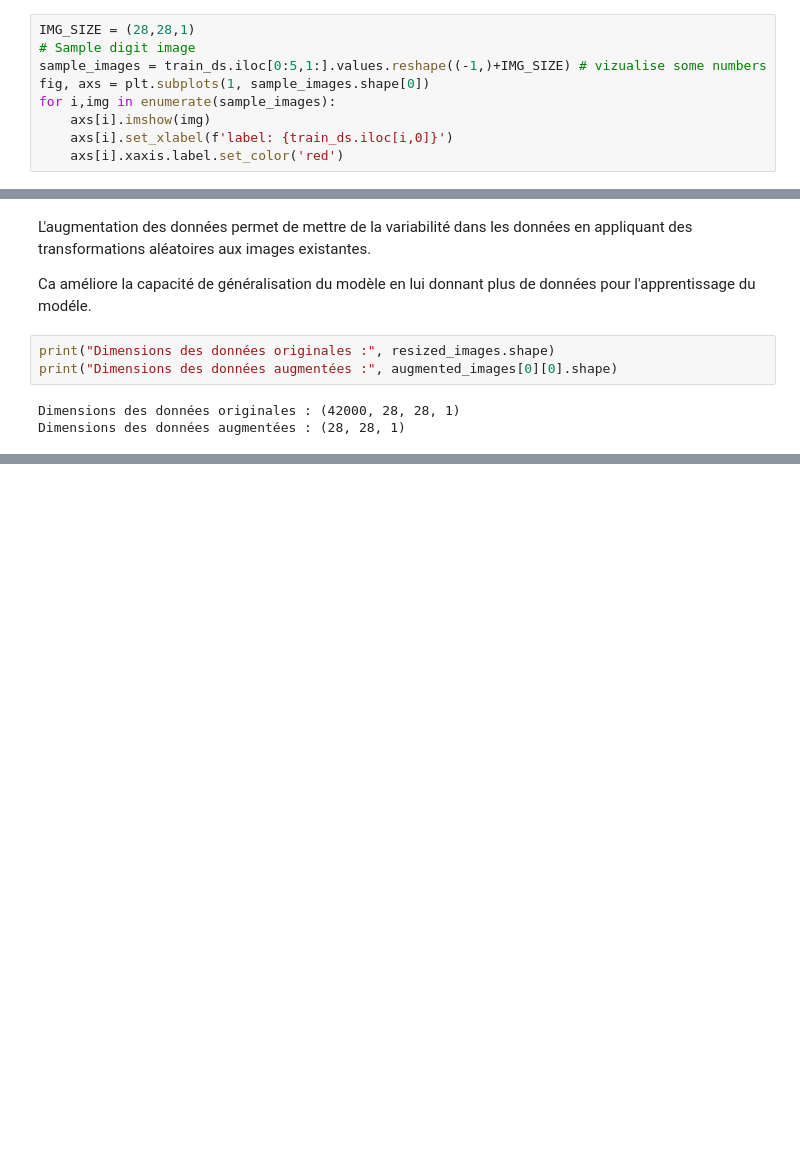
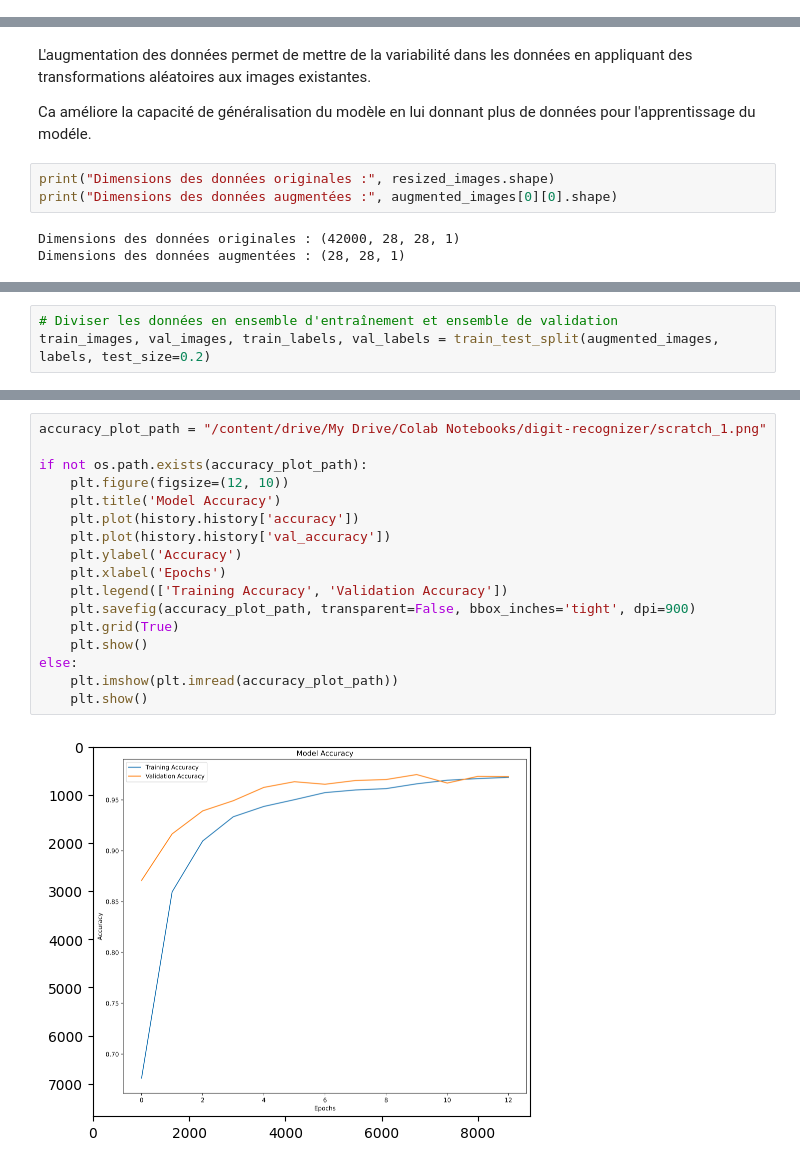
Before and after one commit to Aurelien07/Kaggle_competition, a Jupyter notebook: digit_recognizer.ipynb, the cells around one changed output, grey strips where cells are left out. Cells and saved outputs as stored; diff of their text form; blank space fills up the shorter version.

```diff
--- a/digit_recognizer.ipynb
+++ b/digit_recognizer.ipynb
@@ -78,12 +158,3 @@ num_classes # Confirm we have 10 classes
 ### Graphique de visualisation des données :
 # %% [markdown]
 Now we will have some random vizualisation of the score :
-# %%
-IMG_SIZE = (28,28,1)
-# Sample digit image
-sample_images = train_ds.iloc[0:5,1:].values.reshape((-1,)+IMG_SIZE) # vizualise some numbers
-fig, axs = plt.subplots(1, sample_images.shape[0])
-for i,img in enumerate(sample_images):
-    axs[i].imshow(img)
-    axs[i].set_xlabel(f'label: {train_ds.iloc[i,0]}')
-    axs[i].xaxis.label.set_color('red')
@@ -183 +256,4 @@ plt.show()
+# %%
+# Diviser les données en ensemble d'entraînement et ensemble de validation
+train_images, val_images, train_labels, val_labels = train_test_split(augmented_images, labels, test_size=0.2)
 # %% [markdown]
@@ -184,0 +334,19 @@ plt.show()
+# %%
+accuracy_plot_path = "/content/drive/My Drive/Colab Notebooks/digit-recognizer/scratch_1.png"
+
+if not os.path.exists(accuracy_plot_path):
+    plt.figure(figsize=(12, 10))
+    plt.title('Model Accuracy')
+    plt.plot(history.history['accuracy'])
+    plt.plot(history.history['val_accuracy'])
+    plt.ylabel('Accuracy')
+    plt.xlabel('Epochs')
+    plt.legend(['Training Accuracy', 'Validation Accuracy'])
+    plt.savefig(accuracy_plot_path, transparent=False, bbox_inches='tight', dpi=900)
+    plt.grid(True)
+    plt.show()
+else:
+    plt.imshow(plt.imread(accuracy_plot_path))
+    plt.show()
+# %% [output]
+[figure, added]
```
Also changed, not shown: parts of 12 cells of this notebook.
